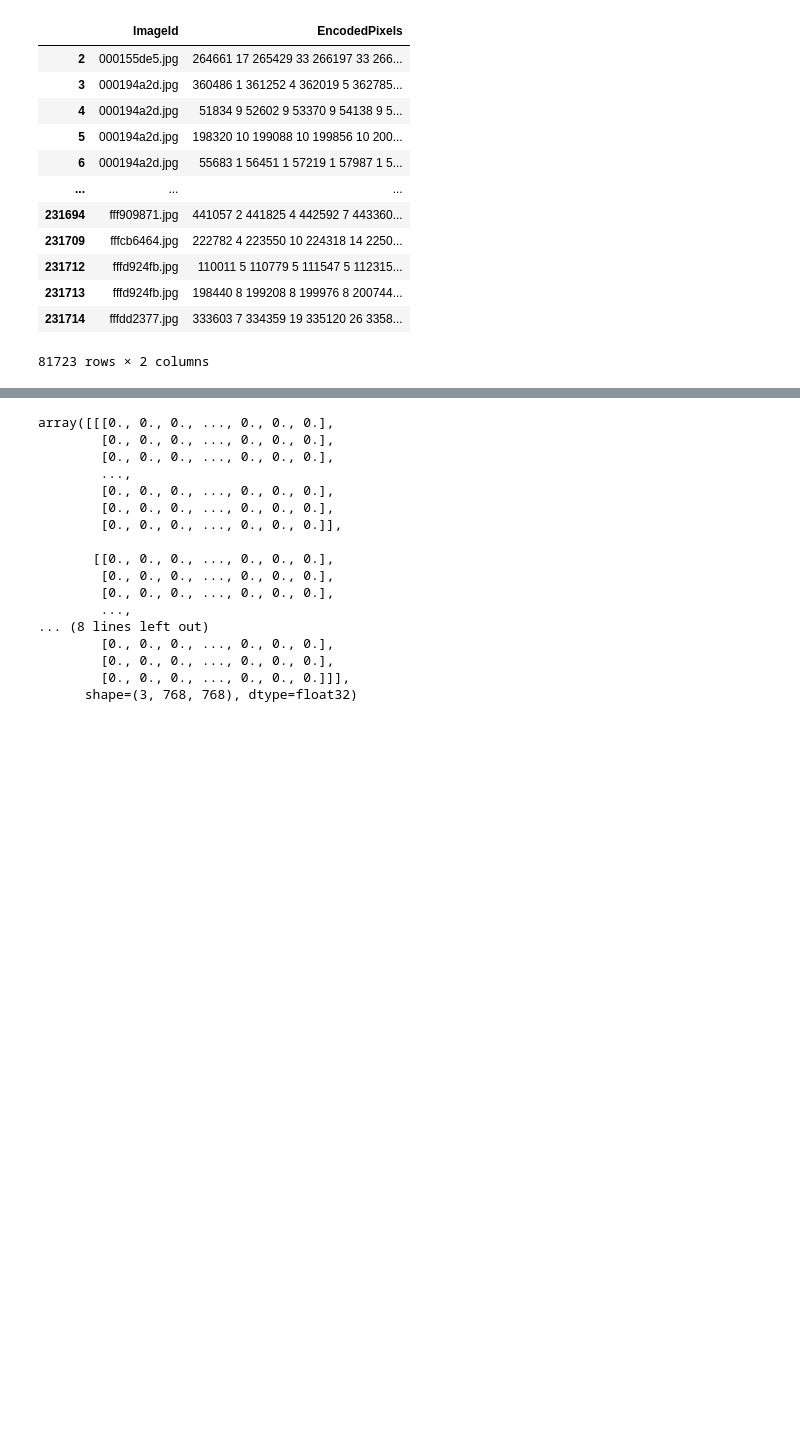
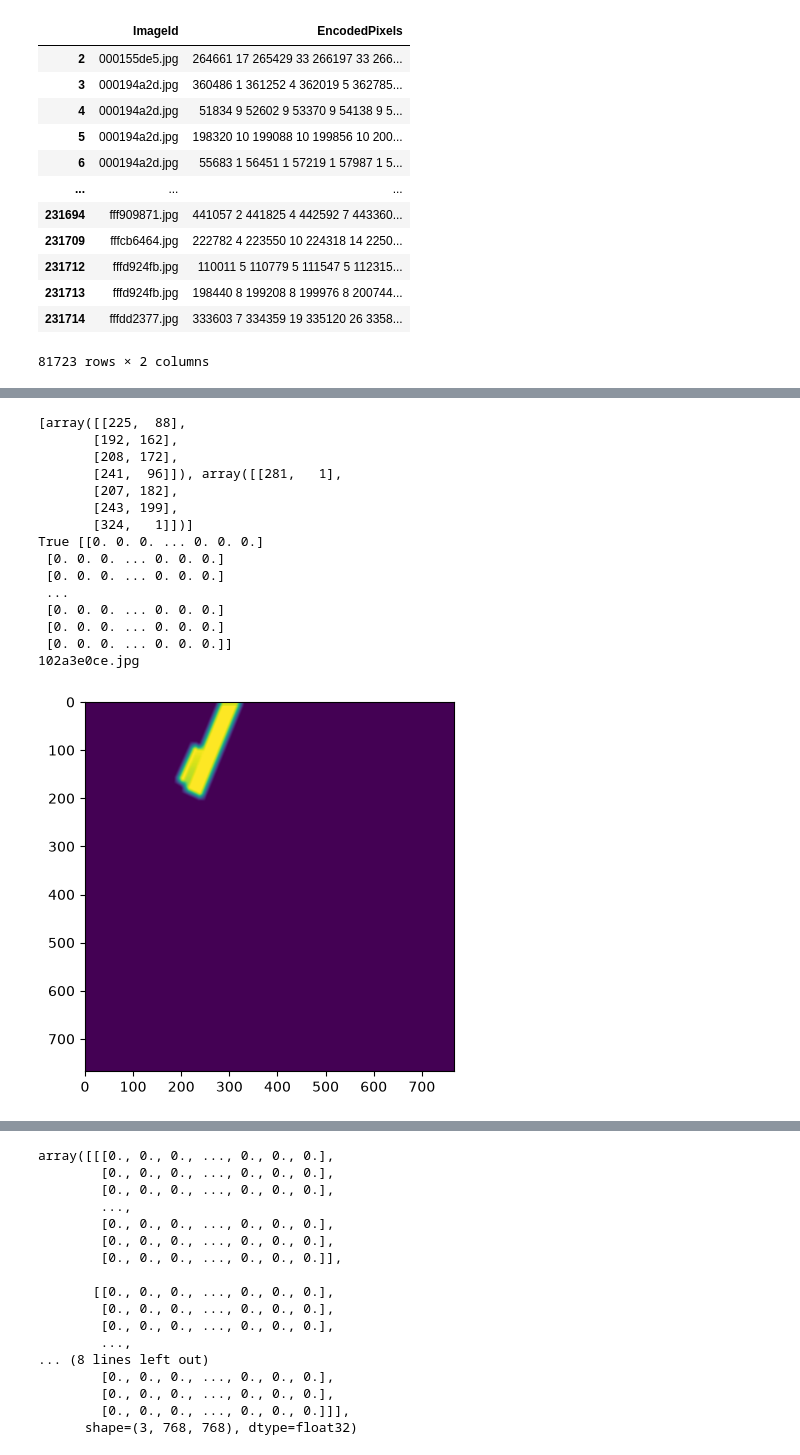
Before and after one commit to Romanomelchenko2001/TensorFlood, a Jupyter notebook: BackBoneDatasetTesting.ipynb, the cells around one changed output, grey strips where cells are left out. Cells and saved outputs as stored; diff of their text form; code cells hidden in the pictures; blank space fills up the shorter version.

```diff
--- a/BackBoneDatasetTesting.ipynb
+++ b/BackBoneDatasetTesting.ipynb
@@ -35,3 +35,17 @@ print("Path to competition files:", path)
 Path to competition files: /home/fakeegor/.cache/kagglehub/competitions/airbus-ship-detection
 # %%
 from transformers import default_data_collator
+# %%
+def merge_ships(objs):
+    #print(objs)
+    #print(objs.name)
+    return pd.DataFrame(
+        {
+         "ImageId":objs.name,
+         "EncodedPixels":[list(objs.EncodedPixels.values)] if objs.EncodedPixels.values.shape[0]>1 else objs.EncodedPixels.values
+         }
+    )
+# %%
+path_obj = Path(path)
+train_segmentations = pd.read_csv(path_obj / "train_ship_segmentations_v2.csv")
+res = train_segmentations.groupby("ImageId").apply(merge_ships).rename(columns={"ImageId":"ImageId0"}).reset_index().drop(["ImageId0", "level_1"], axis=1)
@@ -38 +68,3 @@ from transformers import default_data_collator
+# %%
+train_segmentations = res
 # %%
@@ -706,8 +792,28 @@ test_ds__ = ds1.as_streaming_dataset(split="test")
 # %%
 for example in train_ds:
     res = example
-    break
+    obj = train_segmentations[train_segmentations["ImageId"]==res["path"]].EncodedPixels.values
+    if isinstance(obj[0], list):
+        break
 
-for example in train_ds__:
-    res1 = example
-    break
+
+# for example in train_ds__:
+#     res1 = example
+#     break
+# %% [output]
+[array([[225,  88],
+       [192, 162],
+       [208, 172],
+       [241,  96]]), array([[281,   1],
+       [207, 182],
+       [243, 199],
+       [324,   1]])]
+True [[0. 0. 0. ... 0. 0. 0.]
+ [0. 0. 0. ... 0. 0. 0.]
+ [0. 0. 0. ... 0. 0. 0.]
+ ...
+ [0. 0. 0. ... 0. 0. 0.]
+ [0. 0. 0. ... 0. 0. 0.]
+ [0. 0. 0. ... 0. 0. 0.]]
+102a3e0ce.jpg
+[figure, added]
```
Also changed, not shown: parts of 16 cells of this notebook.
